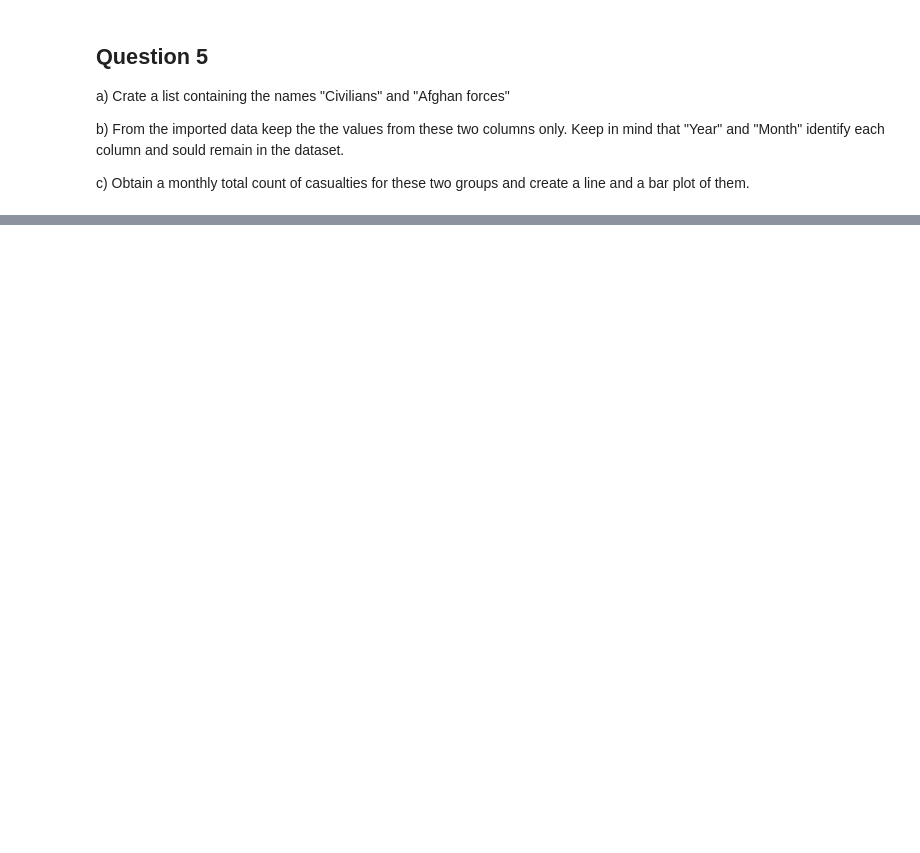
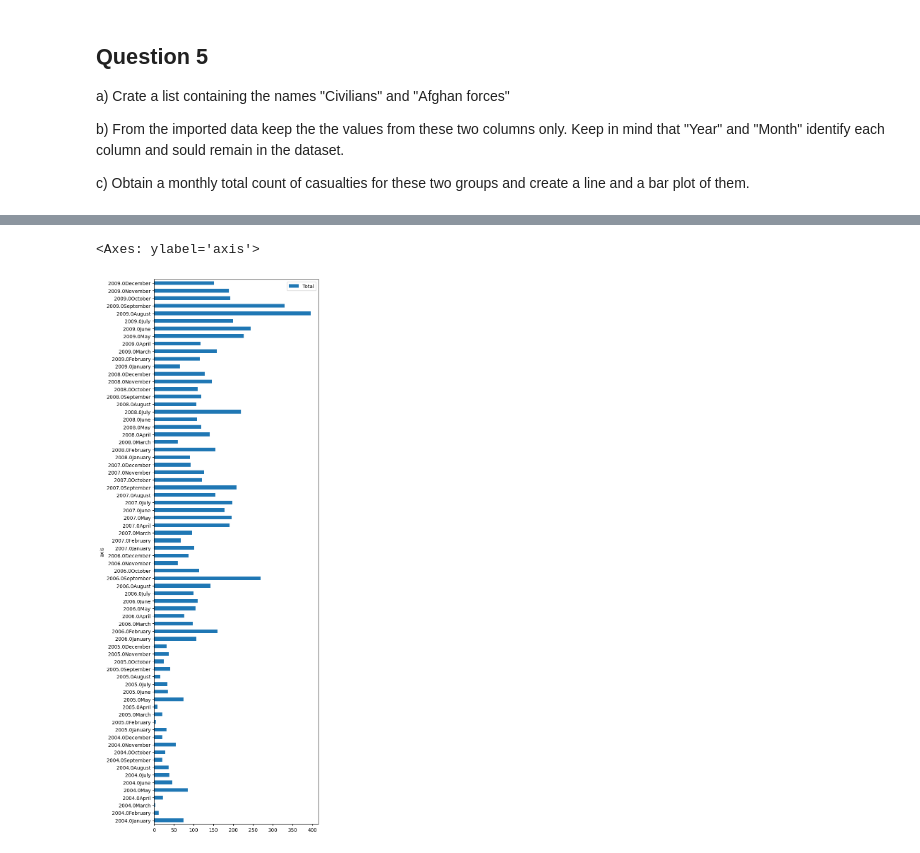
Before and after one commit to mannan272/data1, a Jupyter notebook: lab-01/Assignment2.ipynb, the cells around one changed output, grey strips where cells are left out. Cells and saved outputs as stored; diff of their text form; code cells hidden in the pictures; blank space fills up the shorter version.

```diff
--- a/lab-01/Assignment2.ipynb
+++ b/lab-01/Assignment2.ipynb
@@ -76,0 +219,5 @@ c) Obtain a monthly total count of casualties for these two groups and create a
+# %%
+df2.plot(x='axis', y='Total', kind='barh',figsize=(6, 20))
+# %% [output]
+<Axes: ylabel='axis'>
+[figure, added]
```
Also changed, not shown: parts of 11 cells of this notebook.
